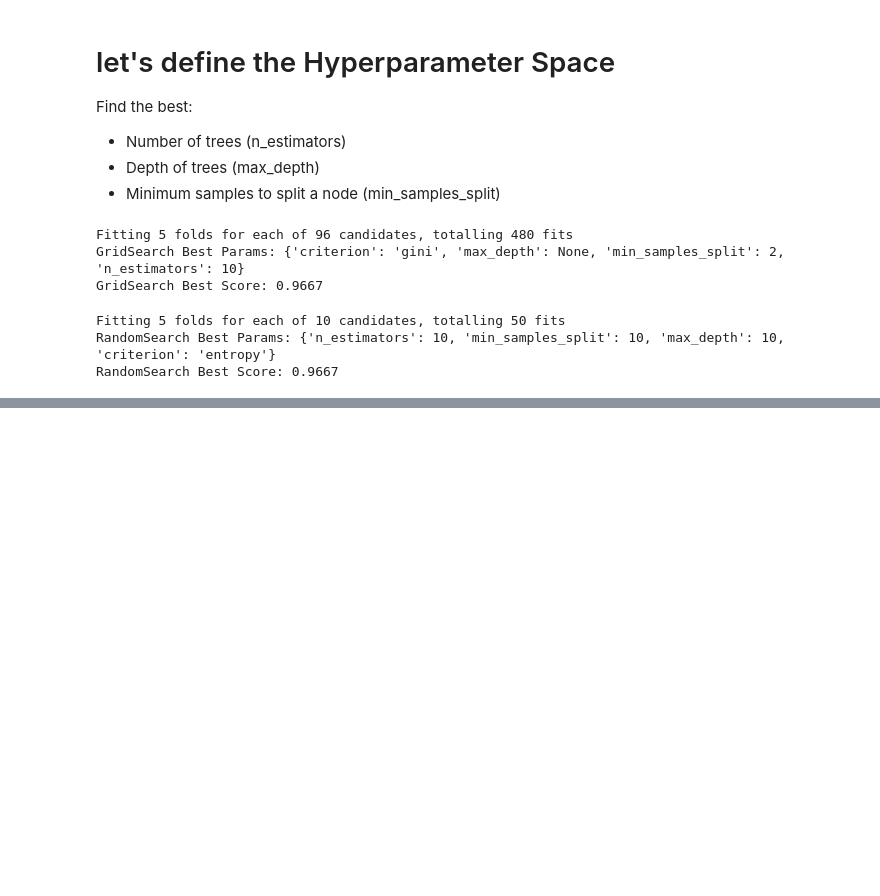
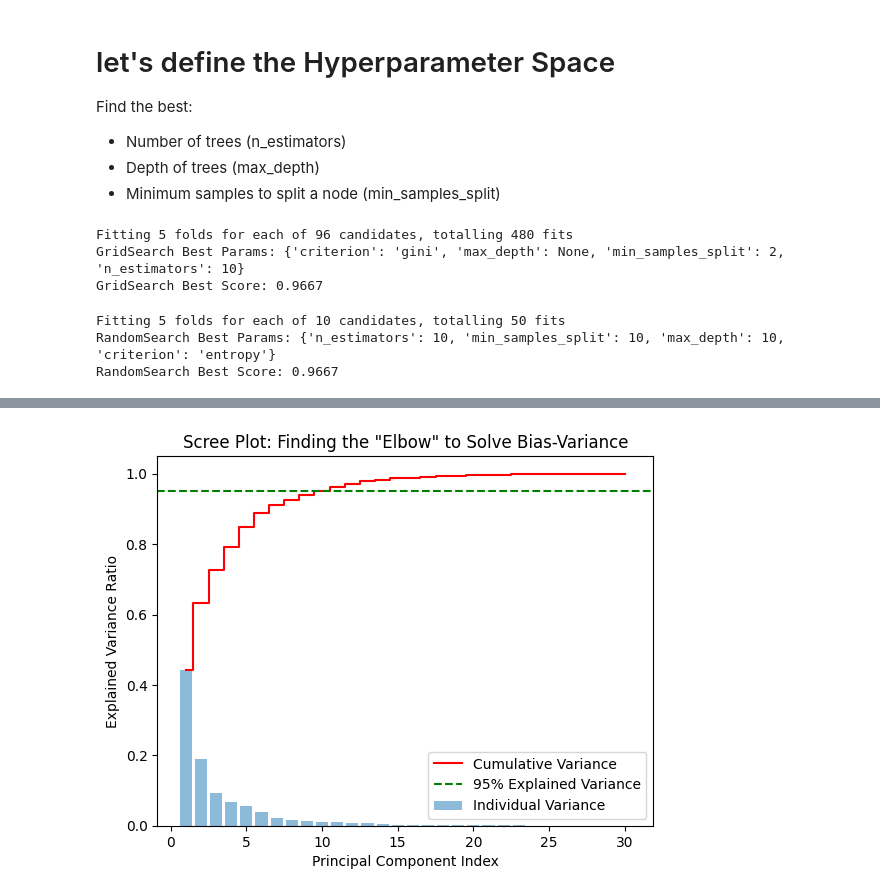
Before and after one commit to harshsu7/Linear-Regression, a Jupyter notebook: KFolds.ipynb, the cells around one changed output, grey strips where cells are left out. Cells and saved outputs as stored; diff of their text form; code cells hidden in the pictures; blank space fills up the shorter version.

```diff
--- a/KFolds.ipynb
+++ b/KFolds.ipynb
@@ -87,0 +153,14 @@ RandomSearch Best Score: 0.9667
+# %%
+# Plotting individual explained variance (Bar)
+plt.bar(range(1, 31), pca.explained_variance_ratio_, alpha=0.5, label='Individual Variance')
+# Plotting cumulative variance (Step/Line)
+plt.step(range(1, 31), cumulative_variance, where='mid', label='Cumulative Variance', color='red')
+
+plt.axhline(y=0.95, color='g', linestyle='--', label='95% Explained Variance')
+plt.xlabel('Principal Component Index')
+plt.ylabel('Explained Variance Ratio')
+plt.title('Scree Plot: Finding the "Elbow" to Solve Bias-Variance')
+plt.legend()
+plt.show()
+# %% [output]
+[figure, added]
```
Also changed, not shown: parts of 9 cells of this notebook.
